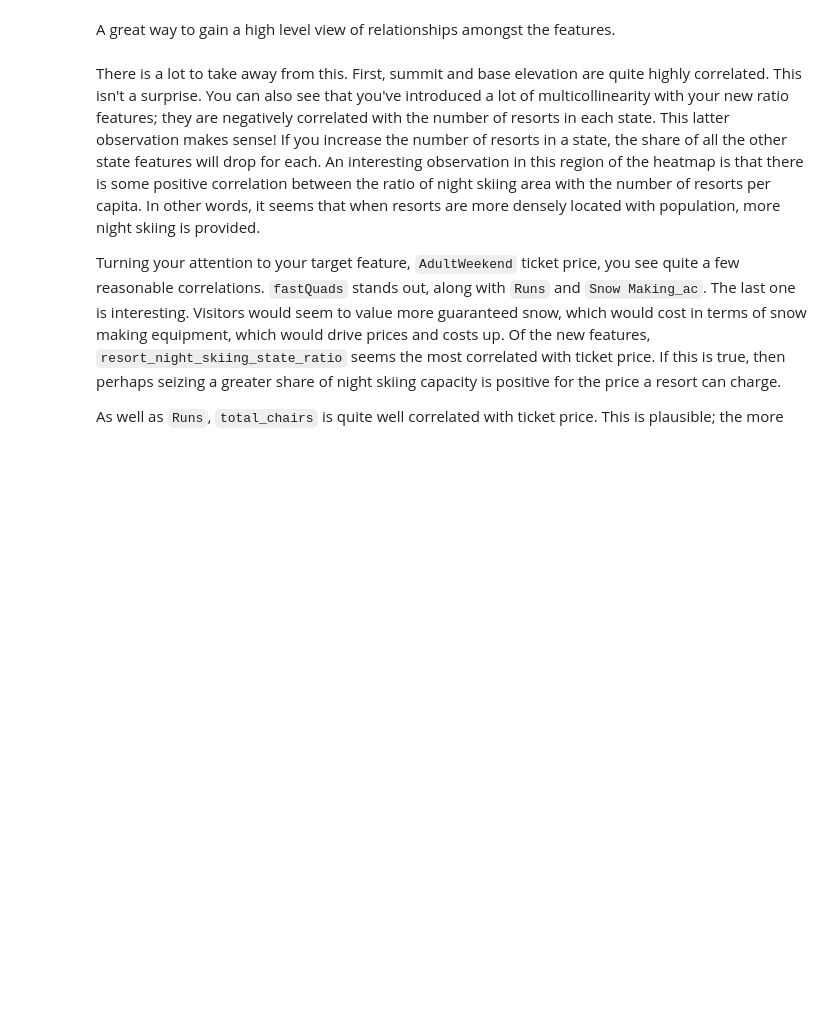
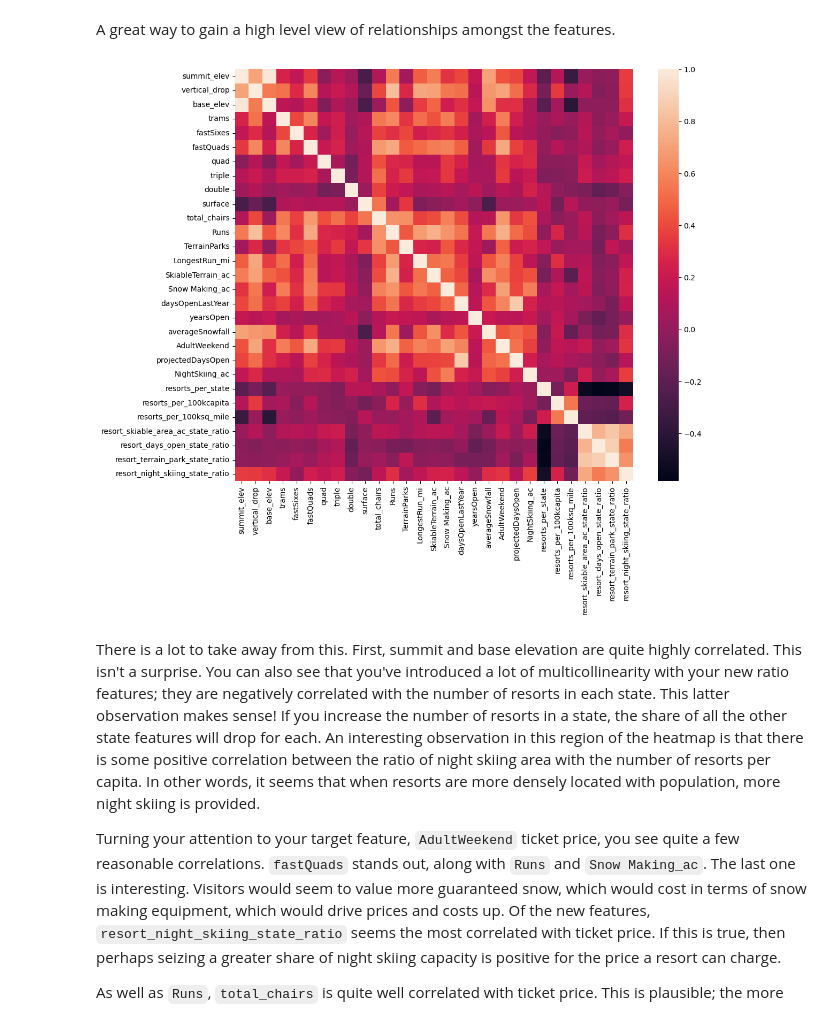
Before and after one commit to dallenwill/DataScienceGuidedCapstoneDH, a Jupyter notebook: Notebooks/03_exploratory_data_analysis.ipynb, the cells around one changed output. Cells and saved outputs as stored; diff of their text form; code cells hidden in the pictures; blank space fills up the shorter version.

```diff
--- a/Notebooks/03_exploratory_data_analysis.ipynb
+++ b/Notebooks/03_exploratory_data_analysis.ipynb
@@ -759,9 +759,11 @@ A great way to gain a high level view of relationships amongst the features.
 # %%
 #Code task 12#
 #Show a seaborn heatmap of correlations in ski_data
 #Hint: call pandas' `corr()` method on `ski_data` and pass that into `sns.heatmap`
 plt.subplots(figsize=(12,10))
-sns.___(ski_data.___);
+sns.heatmap(ski_data.corr(numeric_only=True));
+# %% [output]
+[figure, added]
 # %% [markdown]
 There is a lot to take away from this. First, summit and base elevation are quite highly correlated. This isn't a surprise. You can also see that you've introduced a lot of multicollinearity with your new ratio features; they are negatively correlated with the number of resorts in each state. This latter observation makes sense! If you increase the number of resorts in a state, the share of all the other state features will drop for each. An interesting observation in this region of the heatmap is that there is some positive correlation between the ratio of night skiing area with the number of resorts per capita. In other words, it seems that when resorts are more densely located with population, more night skiing is provided.
 
```
Also changed, not shown: parts of 10 cells of this notebook, 1 other file.
